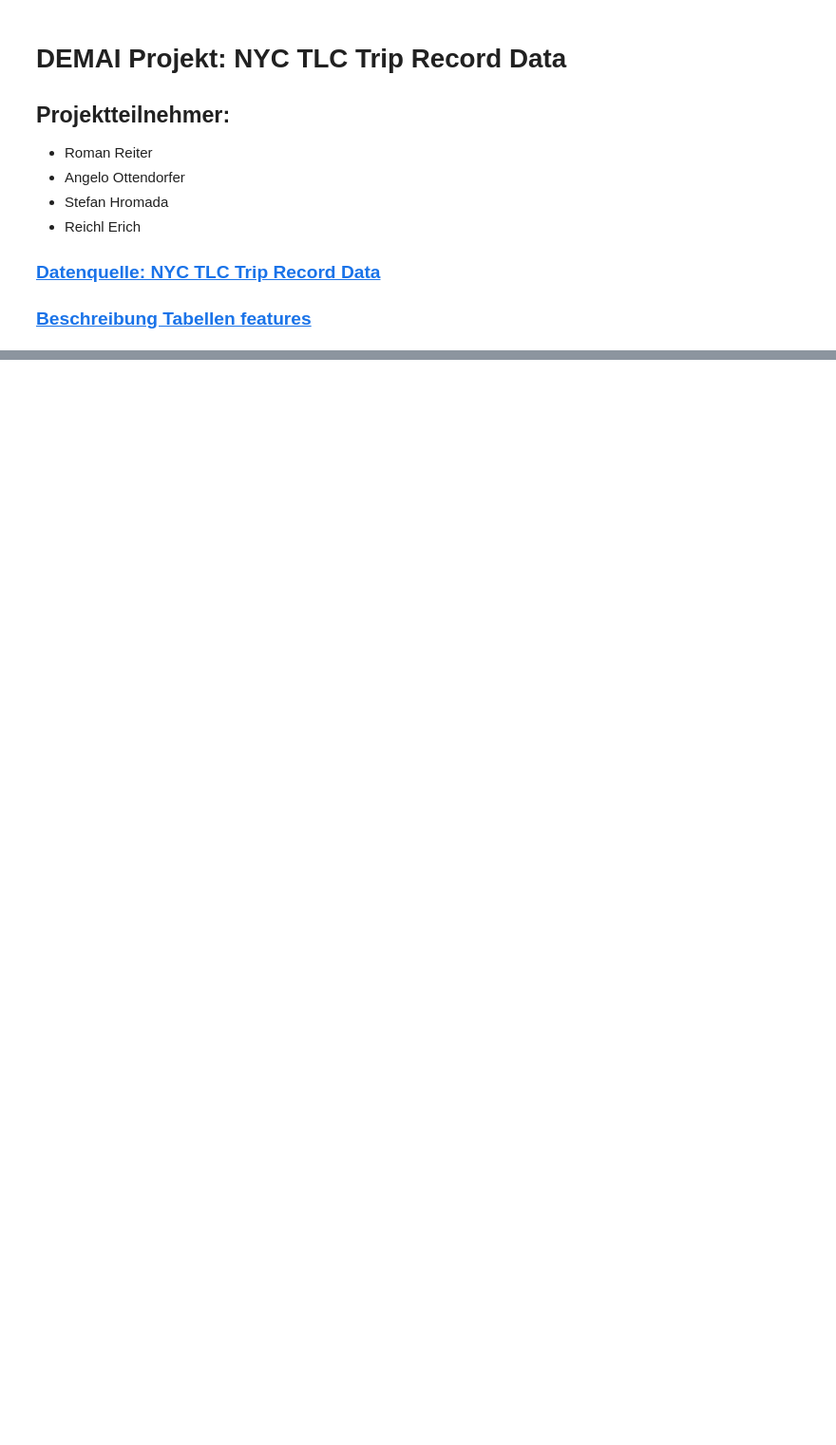
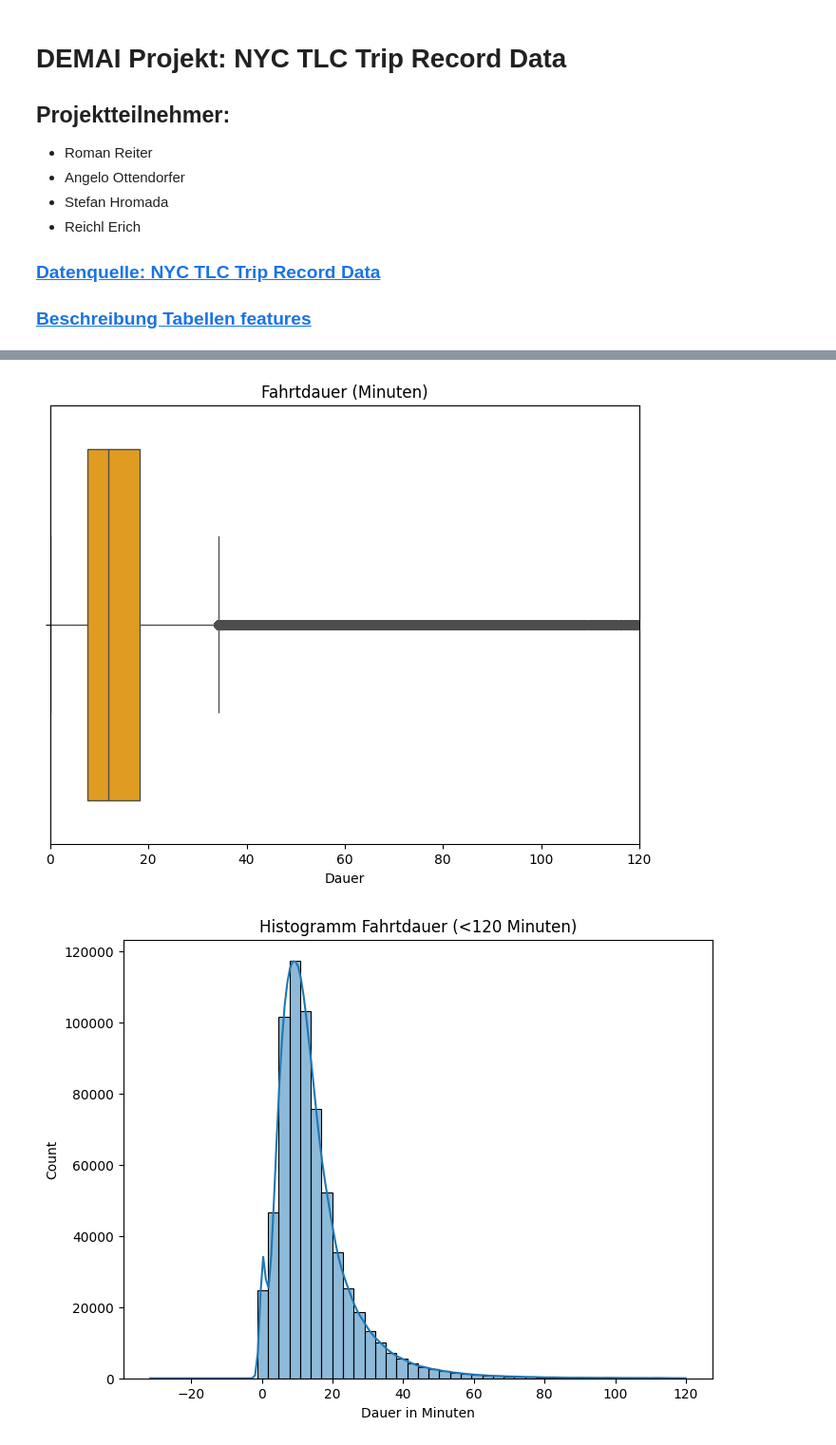
Before and after one commit to StefanHromada02/DEMAI-nyc-taxi-rides, a Jupyter notebook: Project.ipynb, the cells around one changed output, grey strips where cells are left out. Shown at 95% size. Drawn from its saved outputs; the diff is of its cells as text; code cells hidden in the pictures; blank space fills up the shorter version.

```diff
--- a/Project.ipynb
+++ b/Project.ipynb
@@ -52,0 +288,23 @@
+# %%
+# Dauer in Minuten
+trips["trip_duration_min"] = (
+    (trips["lpep_dropoff_datetime"] - trips["lpep_pickup_datetime"]).dt.total_seconds() / 60
+)
+
+# Boxplot (alle Daten)
+plt.figure(figsize=(8,6))
+sns.boxplot(x=trips["trip_duration_min"], color="orange")
+plt.title("Fahrtdauer (Minuten)")
+plt.xlabel("Dauer")
+plt.xlim(0, 120)  # z. B. Fokus auf <120 Minuten
+plt.show()
+
+# Histogramm
+plt.figure(figsize=(8,6))
+sns.histplot(trips[trips["trip_duration_min"] < 120]["trip_duration_min"], bins=50, kde=True)
+plt.title("Histogramm Fahrtdauer (<120 Minuten)")
+plt.xlabel("Dauer in Minuten")
+plt.show()
+# %% [output]
+[figure, added]
+[figure, added]
```
Also changed, not shown: parts of 14 cells of this notebook, 16 other files.
